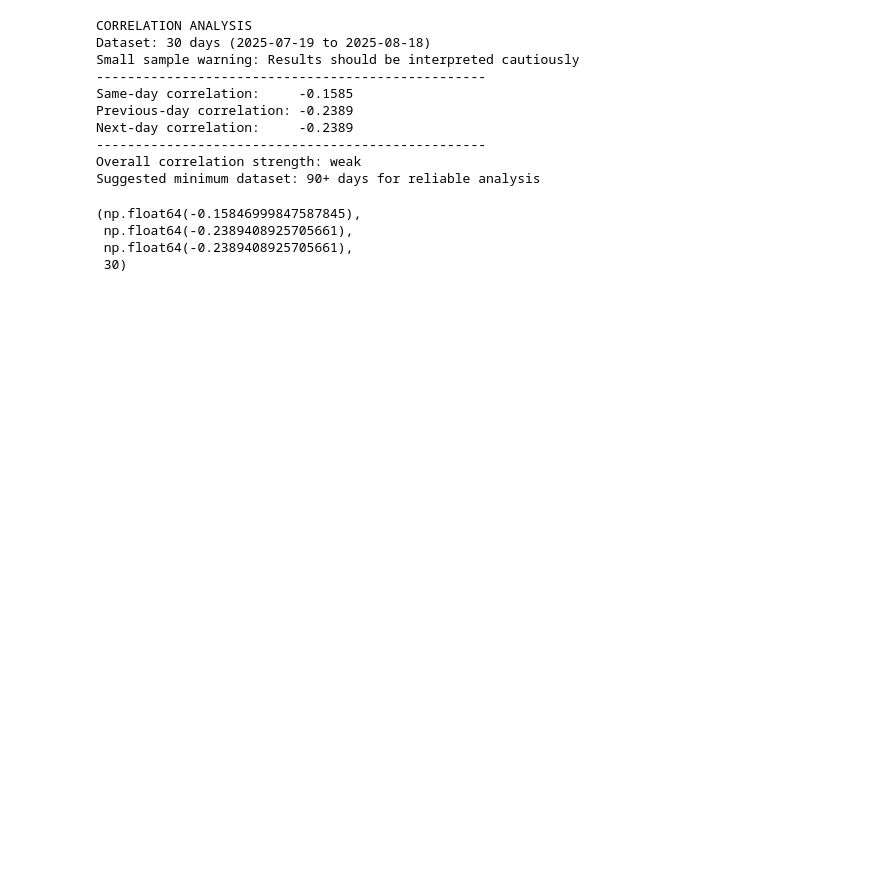
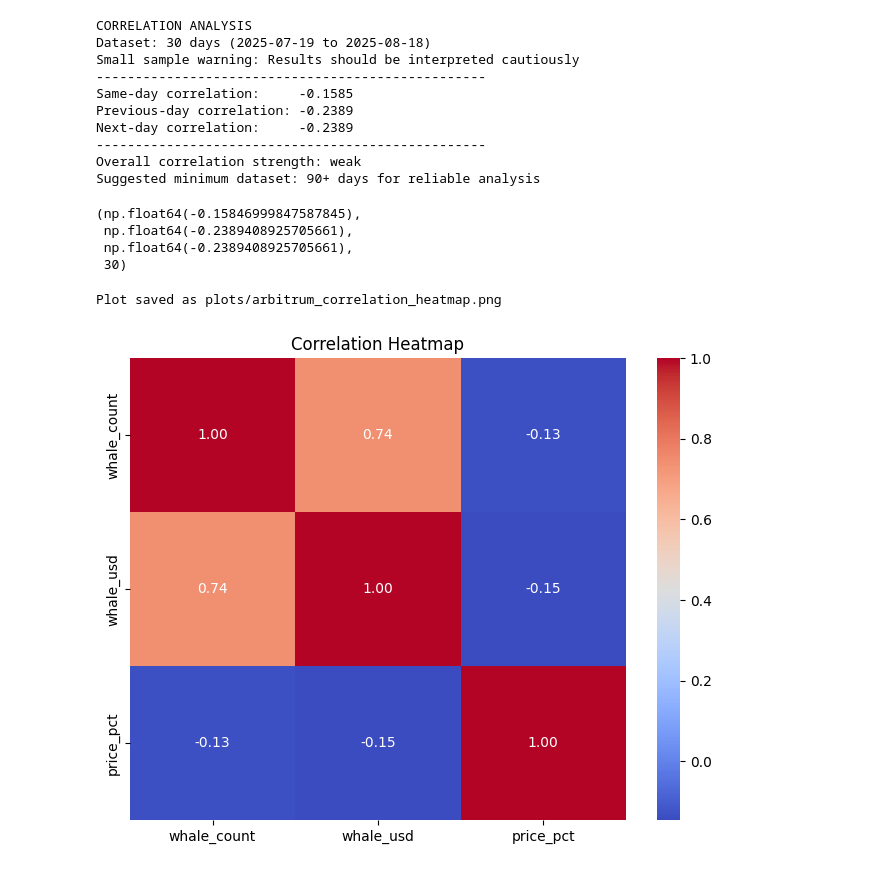
Before and after one commit to Deevhyn/BNB-Whale-Activity-vs-Price-Movement, a Jupyter notebook: Notebook/data.ipynb, the cells around one changed output. Saved outputs shown, nothing was run; the diff lists cells and outputs as text; code cells hidden in the pictures; blank space fills up the shorter version.

```diff
--- a/Notebook/data.ipynb
+++ b/Notebook/data.ipynb
@@ -341,3 +341,24 @@ Suggested minimum dataset: 90+ days for reliable analysis
  np.float64(-0.2389408925705661),
  np.float64(-0.2389408925705661),
  30)
+# %%
+metrics = combined[['whale_count', 'whale_usd', 'price_pct']].dropna()
+
+# Compute correlation matrix
+corr = metrics.corr()
+
+# Plot heatmap
+plt.figure(figsize=(8, 6))
+sns.heatmap(
+    corr,
+    annot=True,         # show correlation values
+    fmt=".2f",          # limit decimals
+    cmap="coolwarm"    # color palette
+)
+plt.title("Correlation Heatmap")
+plt.savefig(f"plots/{TOKEN_ID}_correlation_heatmap.png")
+print(f"Plot saved as plots/{TOKEN_ID}_correlation_heatmap.png")
+plt.show()
+# %% [output]
+Plot saved as plots/arbitrum_correlation_heatmap.png
+[figure, added]
```
Also changed, not shown: parts of 5 cells of this notebook, 1 other file.
